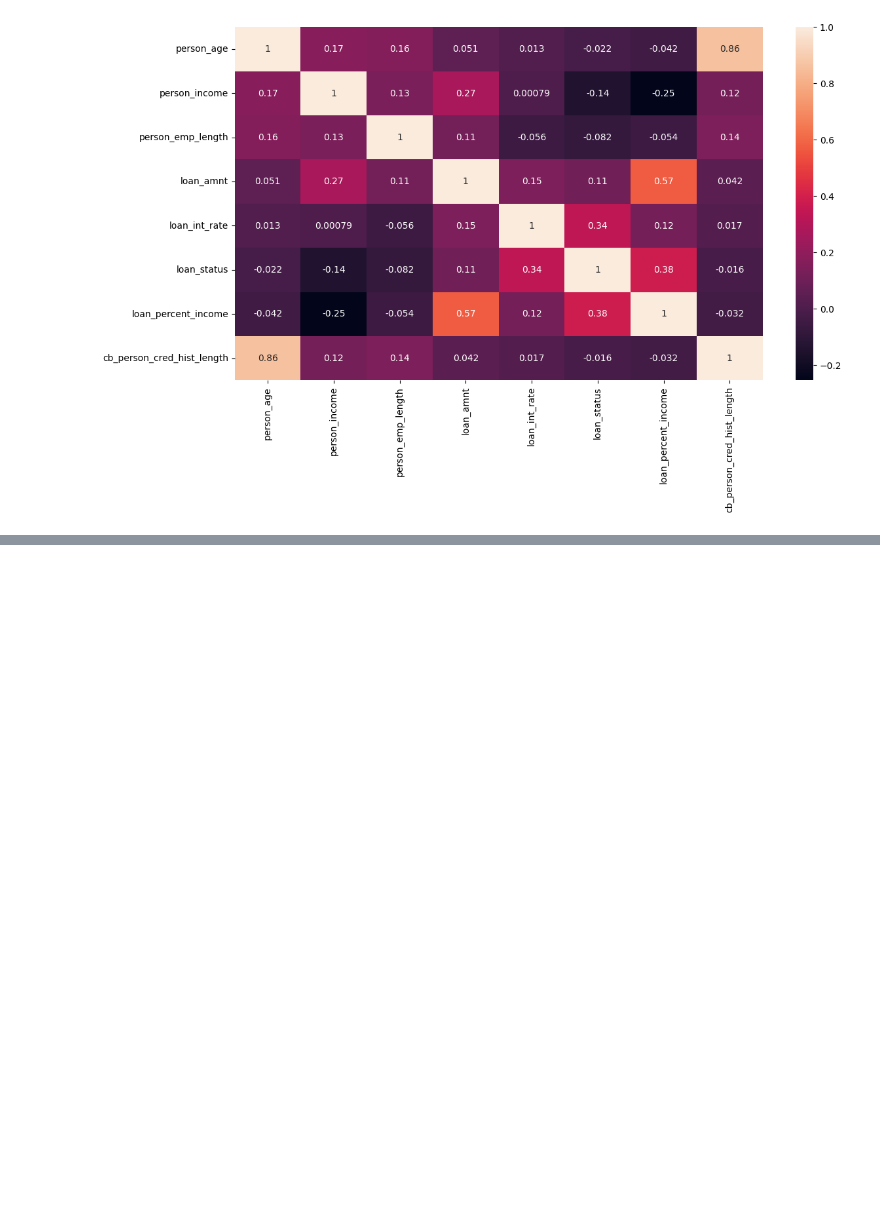
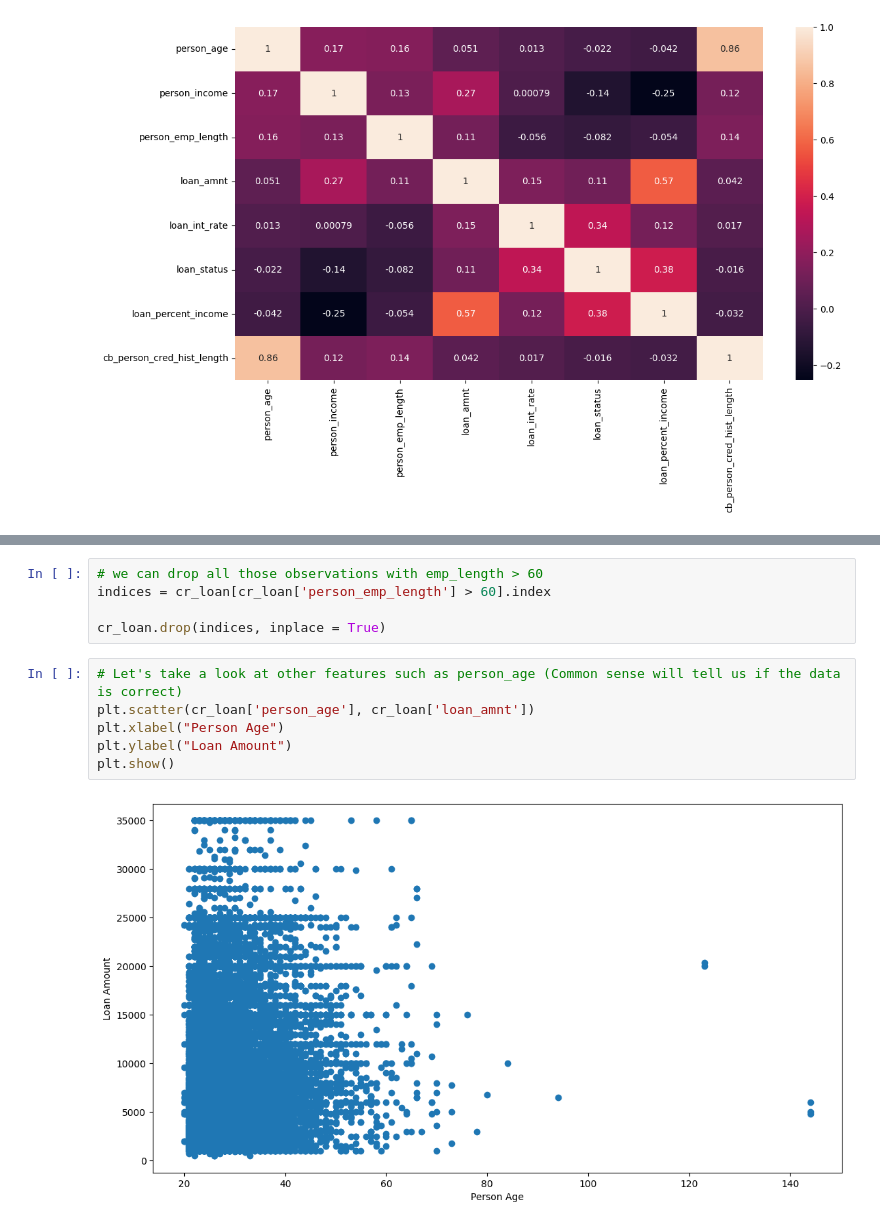
Before and after one commit to tommasograndi/Credit-Risk-Analysis, a Jupyter notebook: cr-analysis.ipynb, the cells around one changed output, grey strips where cells are left out. Saved outputs shown, nothing was run; the diff lists cells and outputs as text; blank space fills up the shorter version.

```diff
--- a/cr-analysis.ipynb
+++ b/cr-analysis.ipynb
@@ -149,0 +183,13 @@ sns.heatmap(cr_loan[['person_age', 'person_income', 'person_emp_length','loan_am
+# %%
+# we can drop all those observations with emp_length > 60
+indices = cr_loan[cr_loan['person_emp_length'] > 60].index
+
+cr_loan.drop(indices, inplace = True)
+# %%
+# Let's take a look at other features such as person_age (Common sense will tell us if the data is correct)
+plt.scatter(cr_loan['person_age'], cr_loan['loan_amnt'])
+plt.xlabel("Person Age")
+plt.ylabel("Loan Amount")
+plt.show()
+# %% [output]
+[figure, added]
```
Also changed, not shown: parts of 15 cells of this notebook.
